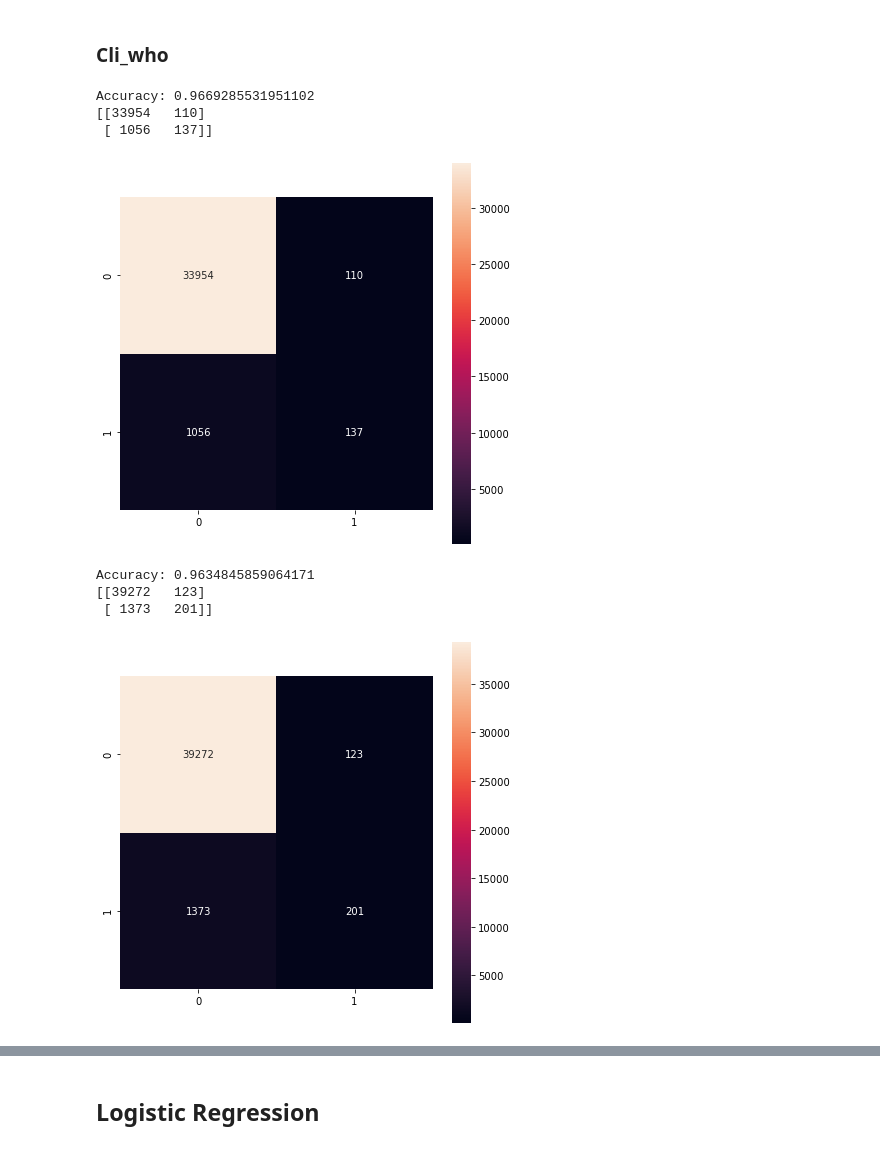
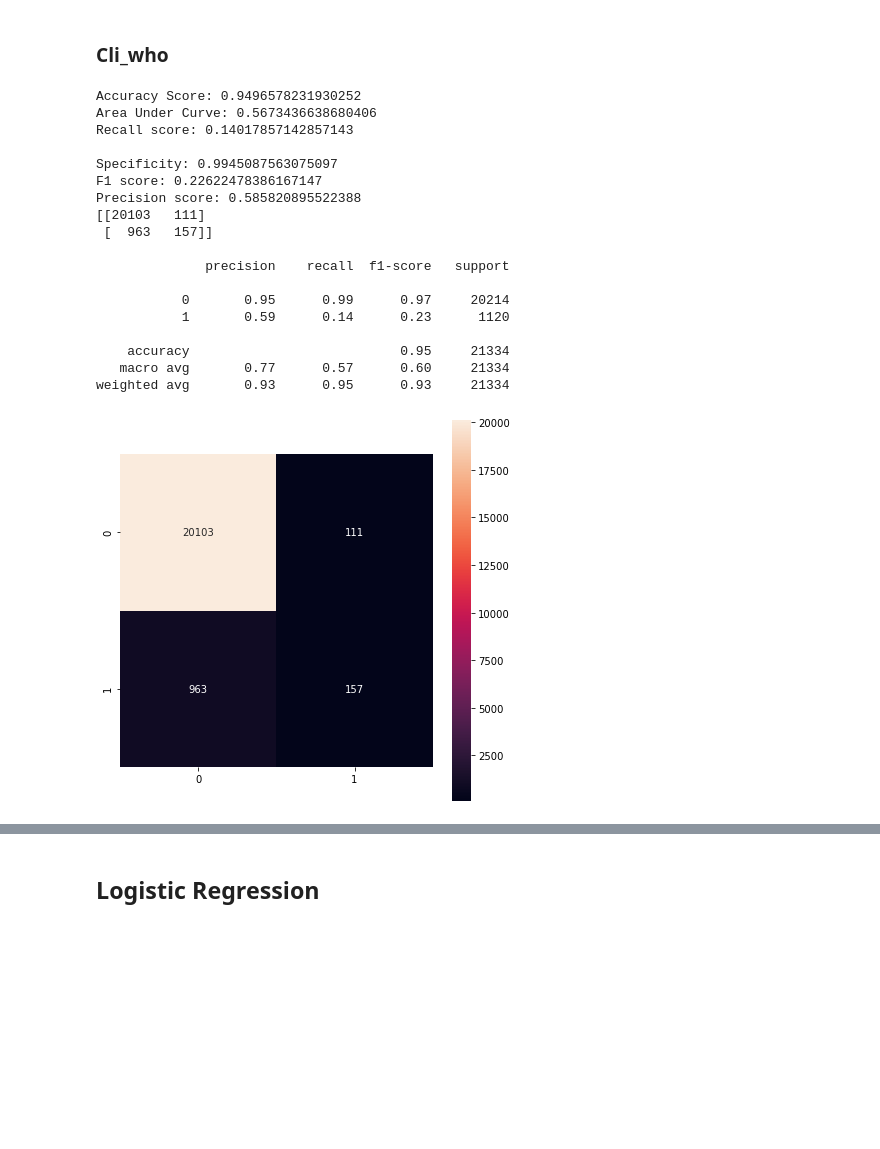
Before and after one commit to JavierAlvarezBenito/Python-imdea, a Jupyter notebook: Germany_Classification.ipynb, the cells around one changed output, grey strips where cells are left out. Drawn from its saved outputs; the diff is of its cells as text; code cells hidden in the pictures; blank space fills up the shorter version.

```diff
--- a/Germany_Classification.ipynb
+++ b/Germany_Classification.ipynb
@@ -1331,11 +1379,11 @@ Accuracy: 0.9630940467182504
 # %% [markdown]
 ### Cli_who
 # %%
-X_NA = df_NA['Cli_who']
-Y_NA = df_NA['B8.1']
+X_NA = df_NA_DE['Cli_who']
+Y_NA = df_NA_DE['B8.1']
 
-X = df_no_na['Cli_who']
-Y = df_no_na['B8.1']
+X = df_no_na_DE['Cli_who']
+Y = df_no_na_DE['B8.1']
 
 
 X=X.values.reshape(-1,1)
@@ -1346,23 +1394,39 @@ X_train, X_test, Y_train, Y_test = train_test_split(X, Y, test_size = 0.2, rando
 
 X_train_NA, X_test_NA, Y_train_NA, Y_test_NA = train_test_split(X_NA, Y_NA, test_size = 0.2, random_state=2)
 # %%
-print('Accuracy:',accuracy_score(Y_test,X_test))
-
+# performance
+print(f'Accuracy Score: {accuracy_score(Y_test,X_test)}')
+print(f'Area Under Curve: {roc_auc_score(Y_test, X_test)}')
+print(f'Recall score: {recall_score(Y_test,X_test)}')
+print("")
 matrix = confusion_matrix(Y_test, X_test)
+tn, fp, fn, tp = confusion_matrix(Y_test, X_test).ravel()
+print('Specificity:', tn/(tn+fp))
+print(f'F1 score: {f1_score(Y_test,X_test)}')
+print(f'Precision score: {precision_score(Y_test,X_test)}')
 print(matrix)
+print("")
+print(classification_report(Y_test, X_test))
 plt.figure(figsize=(7,7))
 sns.heatmap(matrix,annot=True, square = True, fmt='g')
 plt.show()
 # %% [output]
-Accuracy: 0.9669285531951102
-[[33954   110]
- [ 1056   137]]
+Accuracy Score: 0.9496578231930252
+Area Under Curve: 0.5673436638680406
+Recall score: 0.14017857142857143
+
+Specificity: 0.9945087563075097
+F1 score: 0.22622478386167147
+Precision score: 0.585820895522388
+[[20103   111]
+ [  963   157]]
+
+              precision    recall  f1-score   support
+
+           0       0.95      0.99      0.97     20214
+           1       0.59      0.14      0.23      1120
+
+    accuracy                           0.95     21334
+   macro avg       0.77      0.57      0.60     21334
+weighted avg       0.93      0.95      0.93     21334
-[figure, old version]
+[figure, new version]
-# %%
-
-.
-# %% [output]
-Accuracy: 0.9634845859064171
-[[39272   123]
- [ 1373   201]]
-[figure, removed]
```
Also changed, not shown: parts of 18 cells of this notebook.
